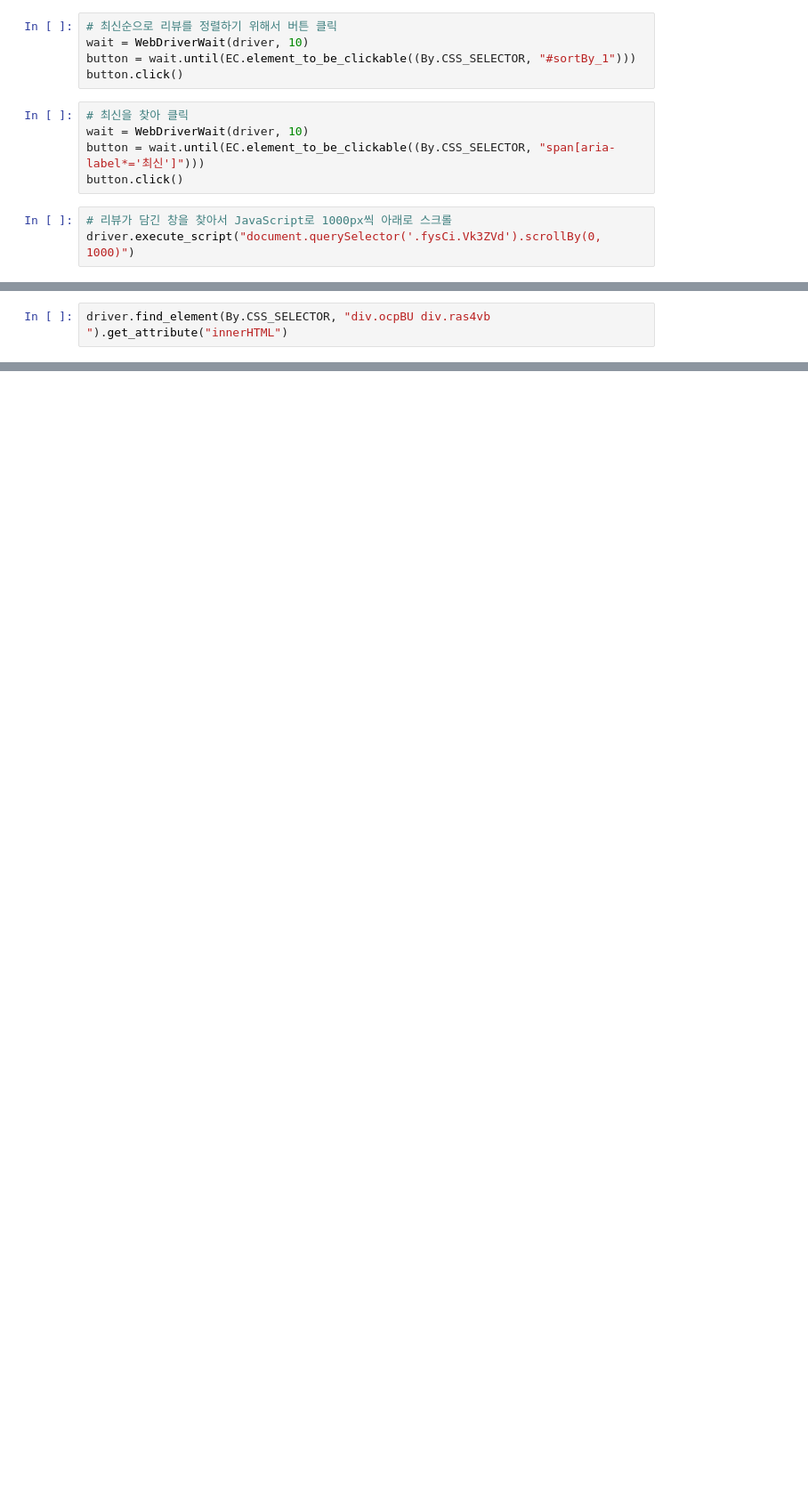
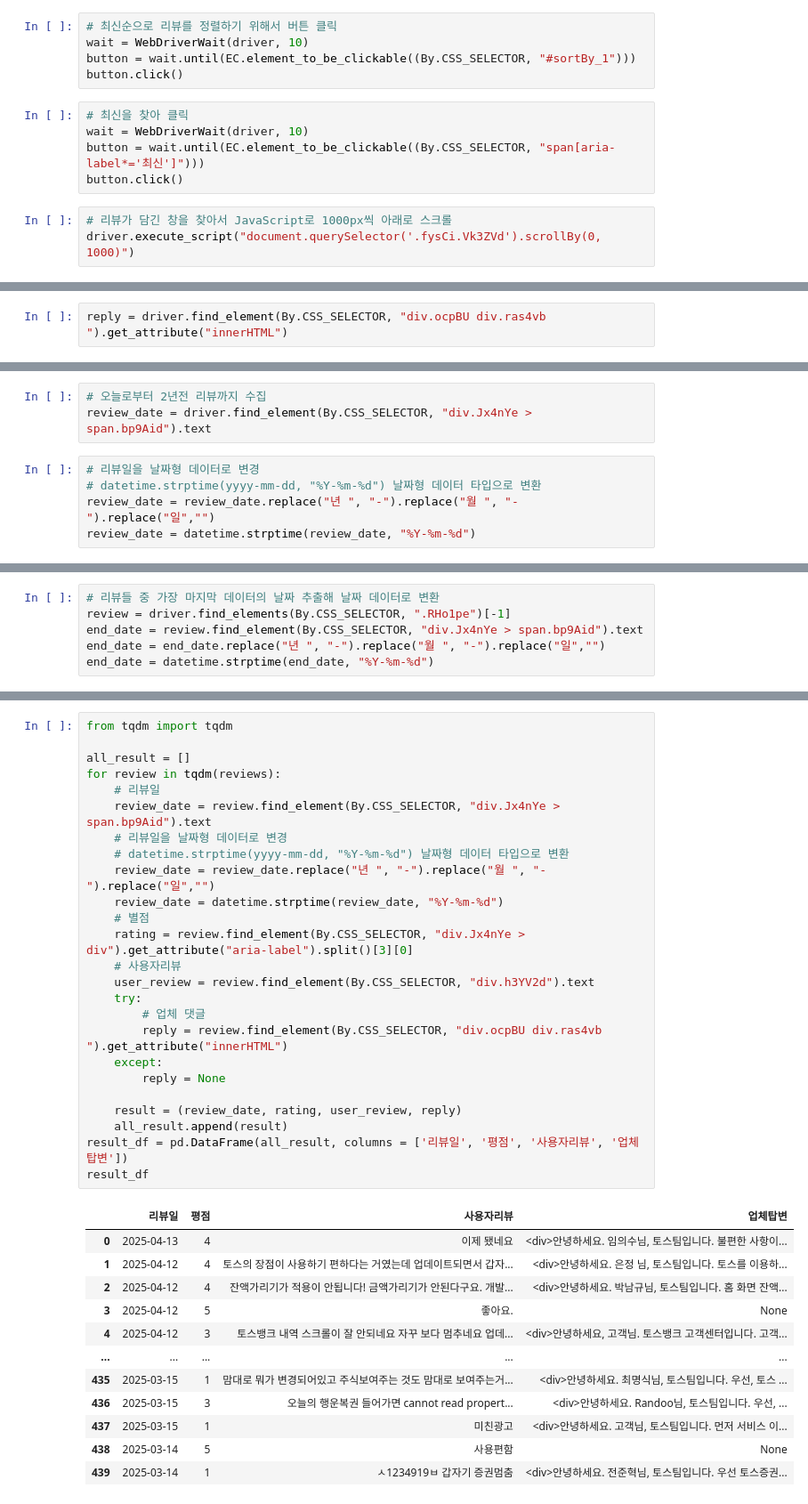
Before and after one commit to qudw0ns/fintech_service_2nd, a Jupyter notebook: 04data_scraping/10GooglePlay에서Banking앱리뷰하기.ipynb, the cells around one changed output, grey strips where cells are left out. Shown: that part at 89% size. Drawn from its saved outputs; the diff is of its cells as text; blank space fills up the shorter version.

```diff
--- a/04data_scraping/10GooglePlay에서Banking앱리뷰하기.ipynb
+++ b/04data_scraping/10GooglePlay에서Banking앱리뷰하기.ipynb
@@ -64,2 +74,2 @@ driver.find_element(By.CSS_SELECTOR, "#yDmH0d > div.VfPpkd-Sx9Kwc.cC1eCc.UDxLd.P
 # %%
-driver.find_element(By.CSS_SELECTOR, "div.ocpBU div.ras4vb ").get_attribute("innerHTML")
+reply = driver.find_element(By.CSS_SELECTOR, "div.ocpBU div.ras4vb ").get_attribute("innerHTML")
@@ -65,0 +78,8 @@ driver.find_element(By.CSS_SELECTOR, "div.ocpBU div.ras4vb ").get_attribute("inn
+# %%
+# 오늘로부터 2년전 리뷰까지 수집
+review_date = driver.find_element(By.CSS_SELECTOR, "div.Jx4nYe > span.bp9Aid").text
+# %%
+# 리뷰일을 날짜형 데이터로 변경
+# datetime.strptime(yyyy-mm-dd, "%Y-%m-%d") 날짜형 데이터 타입으로 변환
+review_date = review_date.replace("년 ", "-").replace("월 ", "-").replace("일","")
+review_date = datetime.strptime(review_date, "%Y-%m-%d")
@@ -65,0 +92,6 @@ driver.find_element(By.CSS_SELECTOR, "div.ocpBU div.ras4vb ").get_attribute("inn
+# %%
+# 리뷰들 중 가장 마지막 데이터의 날짜 추출해 날짜 데이터로 변환
+review = driver.find_elements(By.CSS_SELECTOR, ".RHo1pe")[-1]
+end_date = review.find_element(By.CSS_SELECTOR, "div.Jx4nYe > span.bp9Aid").text
+end_date = end_date.replace("년 ", "-").replace("월 ", "-").replace("일","")
+end_date = datetime.strptime(end_date, "%Y-%m-%d")
@@ -65,0 +210,38 @@ driver.find_element(By.CSS_SELECTOR, "div.ocpBU div.ras4vb ").get_attribute("inn
+# %%
+from tqdm import tqdm
+
+all_result = []
+for review in tqdm(reviews):
+    # 리뷰일
+    review_date = review.find_element(By.CSS_SELECTOR, "div.Jx4nYe > span.bp9Aid").text
+    # 리뷰일을 날짜형 데이터로 변경
+    # datetime.strptime(yyyy-mm-dd, "%Y-%m-%d") 날짜형 데이터 타입으로 변환
+    review_date = review_date.replace("년 ", "-").replace("월 ", "-").replace("일","")
+    review_date = datetime.strptime(review_date, "%Y-%m-%d")
+    # 별점
+    rating = review.find_element(By.CSS_SELECTOR, "div.Jx4nYe > div").get_attribute("aria-label").split()[3][0]
+    # 사용자리뷰
+    user_review = review.find_element(By.CSS_SELECTOR, "div.h3YV2d").text
+    try:
+        # 업체 댓글
+        reply = review.find_element(By.CSS_SELECTOR, "div.ocpBU div.ras4vb ").get_attribute("innerHTML")
+    except:
+        reply = None
+
+    result = (review_date, rating, user_review, reply)
+    all_result.append(result)
+result_df = pd.DataFrame(all_result, columns = ['리뷰일', '평점', '사용자리뷰', '업체탑변'])
+result_df
+# %% [output]
+|  | 리뷰일 | 평점 | 사용자리뷰 | 업체탑변 |
+| 0 | 2025-04-13 | 4 | 이제 됐네요 | <div>안녕하세요. 임의수님, 토스팀입니다. 불편한 사항이... |
+| 1 | 2025-04-12 | 4 | 토스의 장점이 사용하기 편하다는 거였는데 업데이트되면서 갑자... | <div>안녕하세요. 은정 님, 토스팀입니다. 토스를 이용하... |
+| 2 | 2025-04-12 | 4 | 잔액가리기가 적용이 안됩니다! 금액가리기가 안된다구요. 개발... | <div>안녕하세요. 박남규님, 토스팀입니다. 홈 화면 잔액... |
+| 3 | 2025-04-12 | 5 | 좋아요. | None |
+| 4 | 2025-04-12 | 3 | 토스뱅크 내역 스크롤이 잘 안되네요 자꾸 보다 멈추네요 업데... | <div>안녕하세요, 고객님. 토스뱅크 고객센터입니다. 고객... |
+| ... | ... | ... | ... | ... |
+| 435 | 2025-03-15 | 1 | 맘대로 뭐가 변경되어있고 주식보여주는 것도 맘대로 보여주는거... | <div>안녕하세요. 최명식님, 토스팀입니다. 우선, 토스 ... |
+| 436 | 2025-03-15 | 3 | 오늘의 행운복권 들어가면 cannot read propert... | <div>안녕하세요. Randoo님, 토스팀입니다. 우선, ... |
+| 437 | 2025-03-15 | 1 | 미친광고 | <div>안녕하세요. 고객님, 토스팀입니다. 먼저 서비스 이... |
+| 438 | 2025-03-14 | 5 | 사용편함 | None |
+| 439 | 2025-03-14 | 1 | ㅅ1234919ㅂ 갑자기 증권멈춤 | <div>안녕하세요. 전준혁님, 토스팀입니다. 우선 토스증권... |
```
Also changed, not shown: parts of 20 cells of this notebook, 3 other files.
